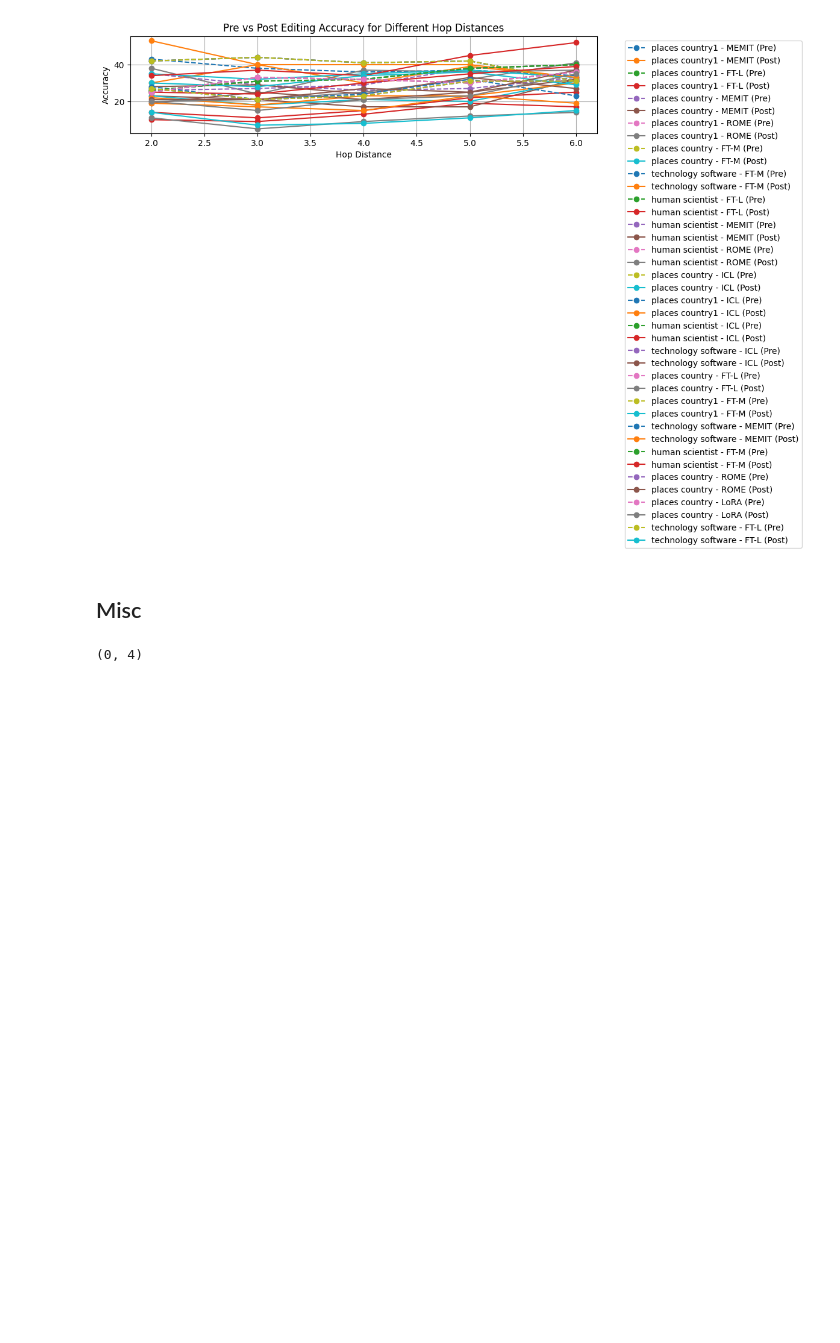
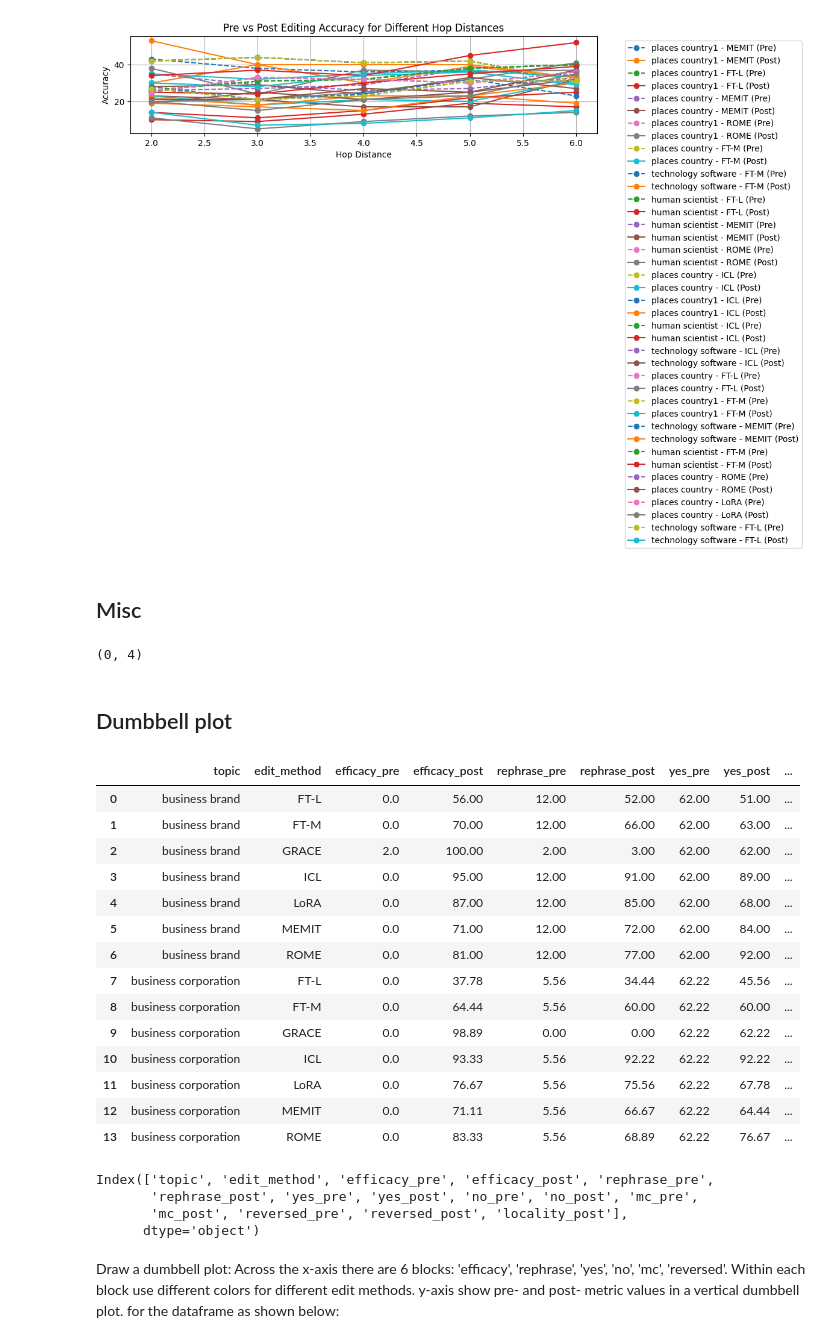
Before and after one commit to BullshiArtist/HalluEditBench, a Jupyter notebook: code/result_summary.ipynb, the cells around one changed output. Cells and saved outputs as stored; diff of their text form; code cells hidden in the pictures; blank space fills up the shorter version.

```diff
--- a/code/result_summary.ipynb
+++ b/code/result_summary.ipynb
@@ -12,0 +75,8 @@ topic, edit_method, model
+# %%
+json_folder = "../results/meta_llama_3_8b_instruct"
+for filename in sorted(os.listdir(json_folder)):
+    if filename.endswith('.json') and 'multi_turn' not in filename:
+        parts = filename.split('_')
+        topic = ' '.join(parts[:-1])
+        edit_method = parts[-1].replace('.json', '')
+        print(f'topic: {topic:<25} edit_method: {edit_method}')
@@ -296,3 +369,35 @@ tmp
 tmp[tmp['pre_output'] != tmp['post_output']].shape
 # %% [output]
 (0, 4)
+# %% [markdown]
+## Dumbbell plot
+# %%
+df.head(14)
+# %% [output]
+|  | topic | edit_method | efficacy_pre | efficacy_post | rephrase_pre | rephrase_post | yes_pre | yes_post | ... |
+| 0 | business brand | FT-L | 0.0 | 56.00 | 12.00 | 52.00 | 62.00 | 51.00 | ... |
+| 1 | business brand | FT-M | 0.0 | 70.00 | 12.00 | 66.00 | 62.00 | 63.00 | ... |
+| 2 | business brand | GRACE | 2.0 | 100.00 | 2.00 | 3.00 | 62.00 | 62.00 | ... |
+| 3 | business brand | ICL | 0.0 | 95.00 | 12.00 | 91.00 | 62.00 | 89.00 | ... |
+| 4 | business brand | LoRA | 0.0 | 87.00 | 12.00 | 85.00 | 62.00 | 68.00 | ... |
+| 5 | business brand | MEMIT | 0.0 | 71.00 | 12.00 | 72.00 | 62.00 | 84.00 | ... |
+| 6 | business brand | ROME | 0.0 | 81.00 | 12.00 | 77.00 | 62.00 | 92.00 | ... |
+| 7 | business corporation | FT-L | 0.0 | 37.78 | 5.56 | 34.44 | 62.22 | 45.56 | ... |
+| 8 | business corporation | FT-M | 0.0 | 64.44 | 5.56 | 60.00 | 62.22 | 60.00 | ... |
+| 9 | business corporation | GRACE | 0.0 | 98.89 | 0.00 | 0.00 | 62.22 | 62.22 | ... |
+| 10 | business corporation | ICL | 0.0 | 93.33 | 5.56 | 92.22 | 62.22 | 92.22 | ... |
+| 11 | business corporation | LoRA | 0.0 | 76.67 | 5.56 | 75.56 | 62.22 | 67.78 | ... |
+| 12 | business corporation | MEMIT | 0.0 | 71.11 | 5.56 | 66.67 | 62.22 | 64.44 | ... |
+| 13 | business corporation | ROME | 0.0 | 83.33 | 5.56 | 68.89 | 62.22 | 76.67 | ... |
+# %%
+df.columns
+# %% [output]
+Index(['topic', 'edit_method', 'efficacy_pre', 'efficacy_post', 'rephrase_pre',
+       'rephrase_post', 'yes_pre', 'yes_post', 'no_pre', 'no_post', 'mc_pre',
+       'mc_post', 'reversed_pre', 'reversed_post', 'locality_post'],
+      dtype='object')
+# %% [markdown]
+Draw a dumbbell plot:
+Across the x-axis there are 6 blocks: 'efficacy', 'rephrase',  'yes', 'no', 'mc', 'reversed'. Within each block use different colors for different edit methods.
+y-axis show pre- and post- metric values in a vertical dumbbell plot.
+for the dataframe as shown below:
```
Also changed, not shown: parts of 9 cells of this notebook, 23 other files.
